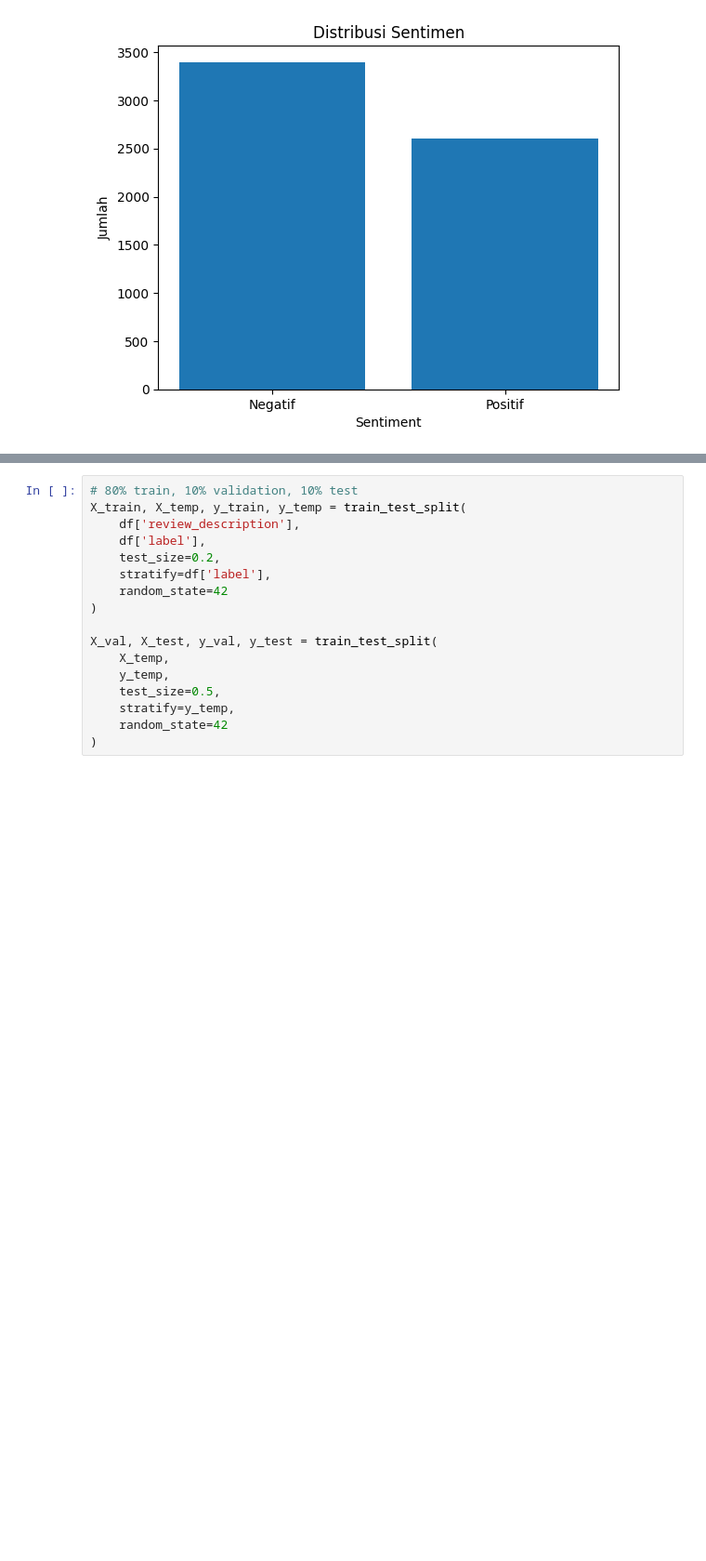
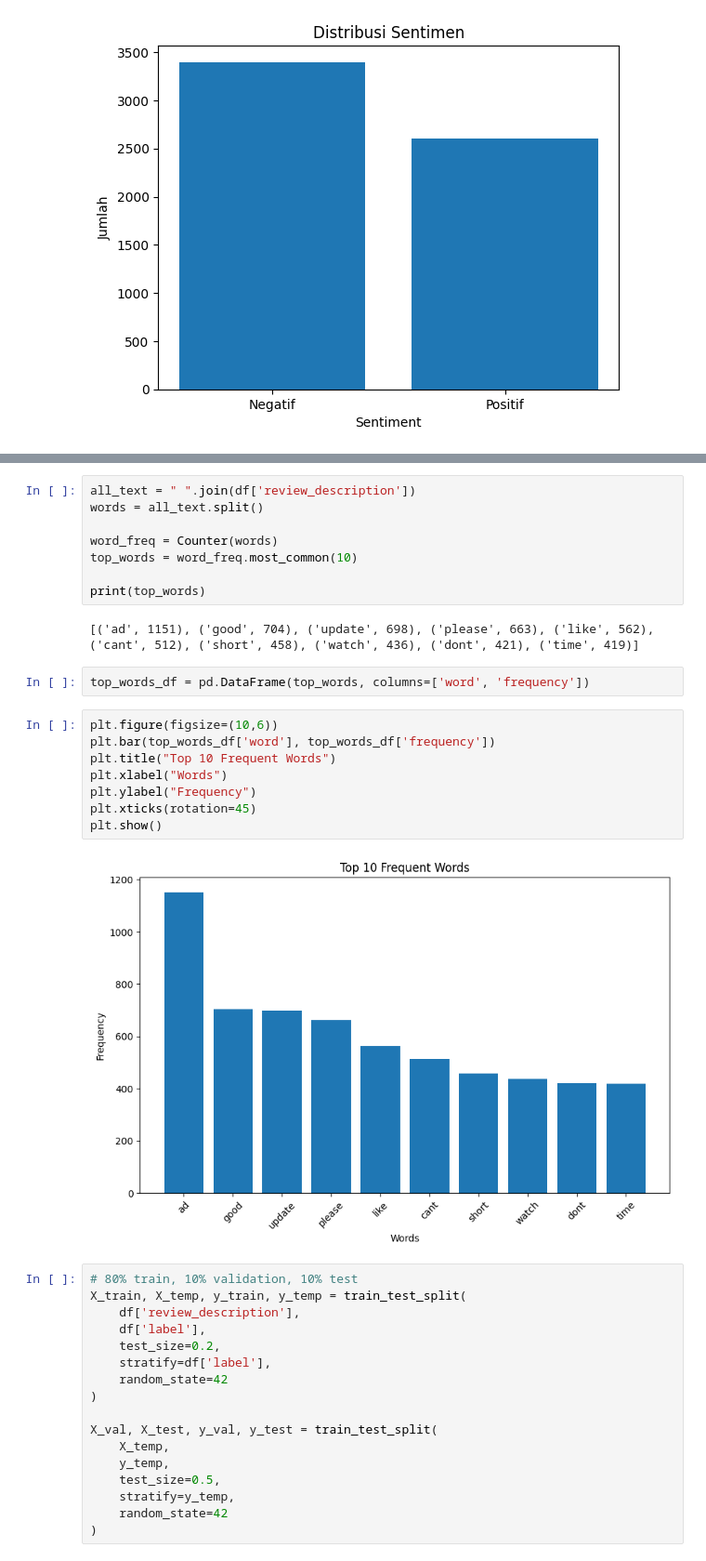
Before and after one commit to WilbertBryan/Youtube-Sentiment-Analysis, a Jupyter notebook: Sentimen_Analysis_BERT_Preprocessing.ipynb, the cells around one changed output, grey strips where cells are left out. Shown at 93% size. Saved outputs shown, nothing was run; the diff lists cells and outputs as text; blank space fills up the shorter version.

Commit message:
add frequent words

```diff
--- a/Sentimen_Analysis_BERT_Preprocessing.ipynb
+++ b/Sentimen_Analysis_BERT_Preprocessing.ipynb
@@ -255,3 +256,25 @@ plt.show()
+# %%
+all_text = " ".join(df['review_description'])
+words = all_text.split()
+
+word_freq = Counter(words)
+top_words = word_freq.most_common(10)
+
+print(top_words)
+# %% [output]
+[('ad', 1151), ('good', 704), ('update', 698), ('please', 663), ('like', 562), ('cant', 512), ('short', 458), ('watch', 436), ('dont', 421), ('time', 419)]
+# %%
+top_words_df = pd.DataFrame(top_words, columns=['word', 'frequency'])
+# %%
+plt.figure(figsize=(10,6))
+plt.bar(top_words_df['word'], top_words_df['frequency'])
+plt.title("Top 10 Frequent Words")
+plt.xlabel("Words")
+plt.ylabel("Frequency")
+plt.xticks(rotation=45)
+plt.show()
+# %% [output]
+[figure, added]
 # %%
 # 80% train, 10% validation, 10% test
 X_train, X_temp, y_train, y_temp = train_test_split(
```
Also changed, not shown: parts of 12 cells of this notebook.
